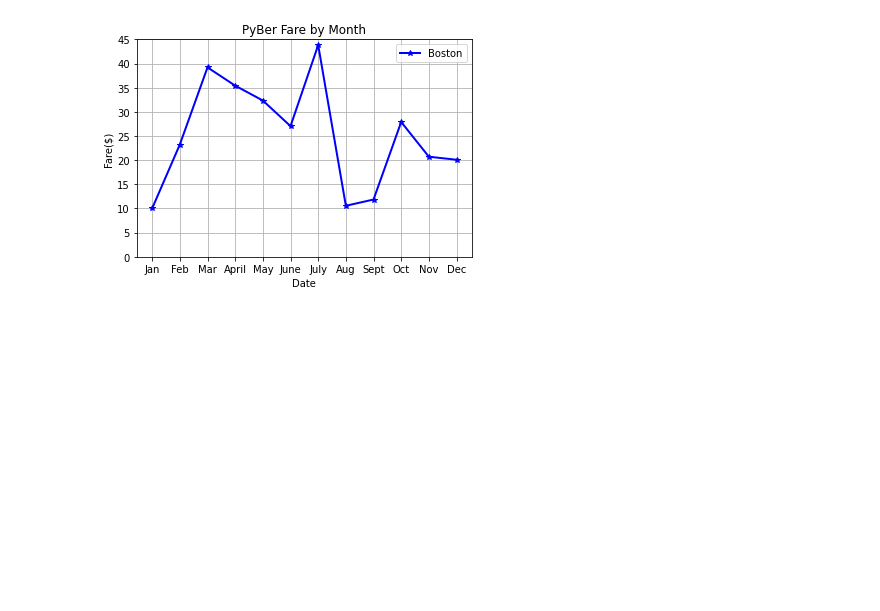
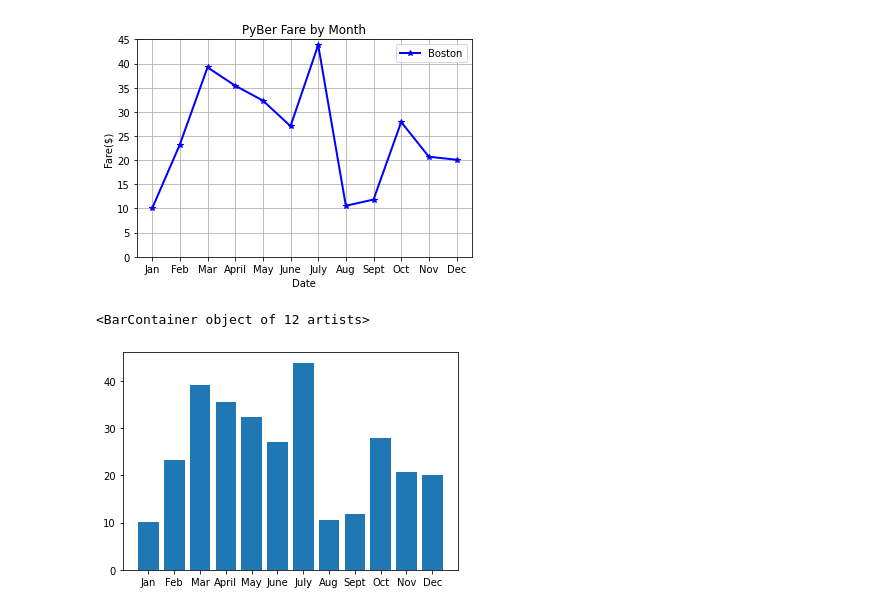
Before and after one commit to hishamdewan/PyBer_Analysis, a Jupyter notebook: matplotlib_practice.ipynb, the cells around one changed output. Drawn from its saved outputs; the diff is of its cells as text; code cells hidden in the pictures; blank space fills up the shorter version.

```diff
--- a/matplotlib_practice.ipynb
+++ b/matplotlib_practice.ipynb
@@ -37,3 +38,9 @@ x_axis = ["Jan", "Feb", "Mar", "April", "May", "June", "July", "Aug", "Sept", "O
 
 # Set the y-axis to a list of floats as the total fare in US dollars accumulated for each month.
 y_axis = [10.02, 23.24, 39.20, 35.42, 32.34, 27.04, 43.82, 10.56, 11.85, 27.90, 20.71, 20.09]
+# %%
+# Create the plot
+plt.bar(x_axis, y_axis)
+# %% [output]
+<BarContainer object of 12 artists>
+[figure, added]
```
Also changed, not shown: parts of 22 cells of this notebook.
